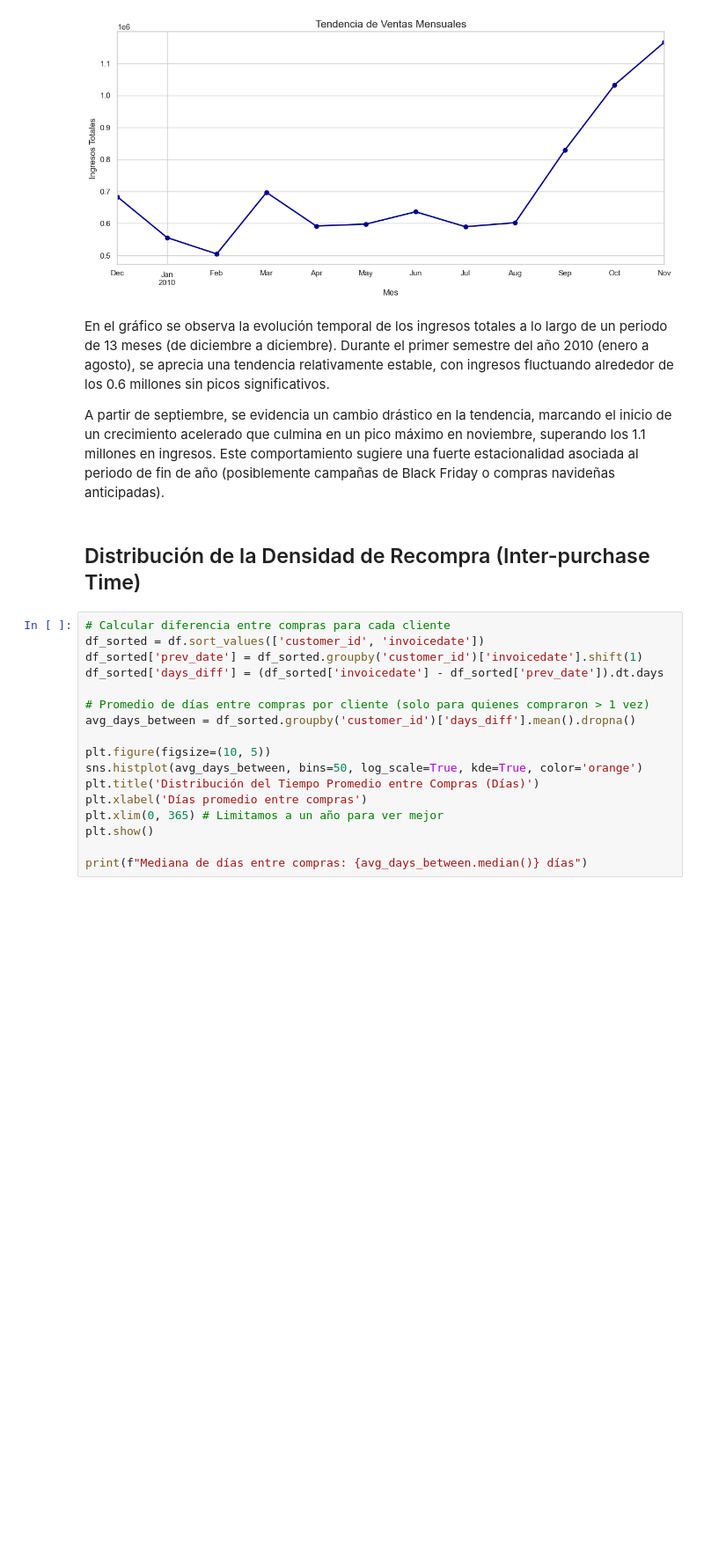
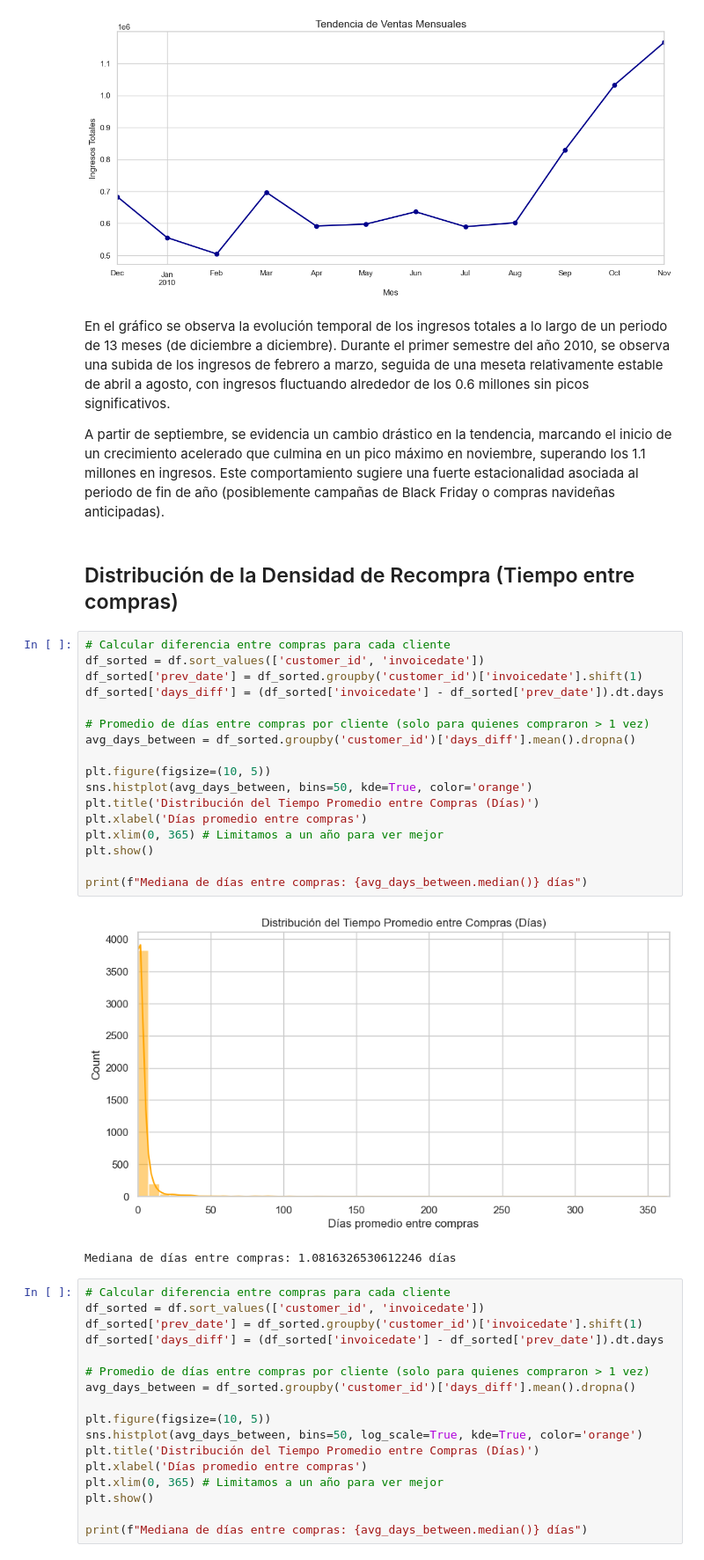
Before and after one commit to DaLeedev/CLTV_PROJECT, a Jupyter notebook: notebooks/03_Exploracion de los Datos.ipynb, the cells around one changed output. Shown at 88% size. Saved outputs shown, nothing was run; the diff lists cells and outputs as text; blank space fills up the shorter version.

```diff
--- a/notebooks/03_Exploracion de los Datos.ipynb
+++ b/notebooks/03_Exploracion de los Datos.ipynb
@@ -243,11 +243,31 @@ plt.show()
 # %% [output]
 [figure]
 # %% [markdown]
-En el gráfico se observa la evolución temporal de los ingresos totales a lo largo de un periodo de 13 meses (de diciembre a diciembre). Durante el primer semestre del año 2010 (enero a agosto), se aprecia una tendencia relativamente estable, con ingresos fluctuando alrededor de los 0.6 millones sin picos significativos.
+En el gráfico se observa la evolución temporal de los ingresos totales a lo largo de un periodo de 13 meses (de diciembre a diciembre). Durante el primer semestre del año 2010, se observa una subida de los ingresos de febrero a marzo, seguida de una meseta relativamente estable de abril a agosto, con ingresos fluctuando alrededor de los 0.6 millones sin picos significativos.
 
 A partir de septiembre, se evidencia un cambio drástico en la tendencia, marcando el inicio de un crecimiento acelerado que culmina en un pico máximo en noviembre, superando los 1.1 millones en ingresos. Este comportamiento sugiere una fuerte estacionalidad asociada al periodo de fin de año (posiblemente campañas de Black Friday o compras navideñas anticipadas).
 # %% [markdown]
-## Distribución de la Densidad de Recompra (Inter-purchase Time)
+## Distribución de la Densidad de Recompra (Tiempo entre compras)
+# %%
+# Calcular diferencia entre compras para cada cliente
+df_sorted = df.sort_values(['customer_id', 'invoicedate'])
+df_sorted['prev_date'] = df_sorted.groupby('customer_id')['invoicedate'].shift(1)
+df_sorted['days_diff'] = (df_sorted['invoicedate'] - df_sorted['prev_date']).dt.days
+
+# Promedio de días entre compras por cliente (solo para quienes compraron > 1 vez)
+avg_days_between = df_sorted.groupby('customer_id')['days_diff'].mean().dropna()
+
+plt.figure(figsize=(10, 5))
+sns.histplot(avg_days_between, bins=50, kde=True, color='orange')
+plt.title('Distribución del Tiempo Promedio entre Compras (Días)')
+plt.xlabel('Días promedio entre compras')
+plt.xlim(0, 365) # Limitamos a un año para ver mejor
+plt.show()
+
+print(f"Mediana de días entre compras: {avg_days_between.median()} días")
+# %% [output]
+[figure, added]
+Mediana de días entre compras: 1.0816326530612246 días
 # %%
 # Calcular diferencia entre compras para cada cliente
 df_sorted = df.sort_values(['customer_id', 'invoicedate'])
```
Also changed, not shown: parts of 2 cells of this notebook.
